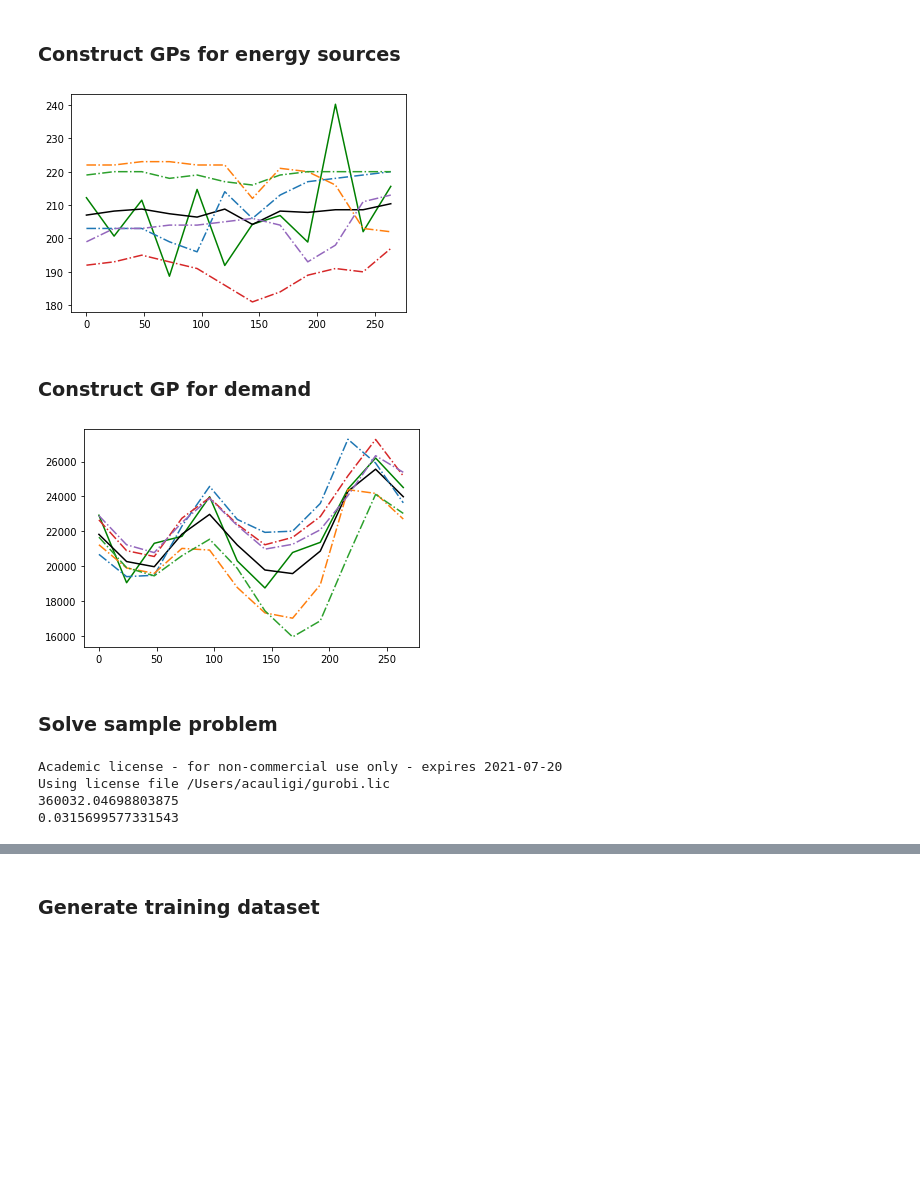
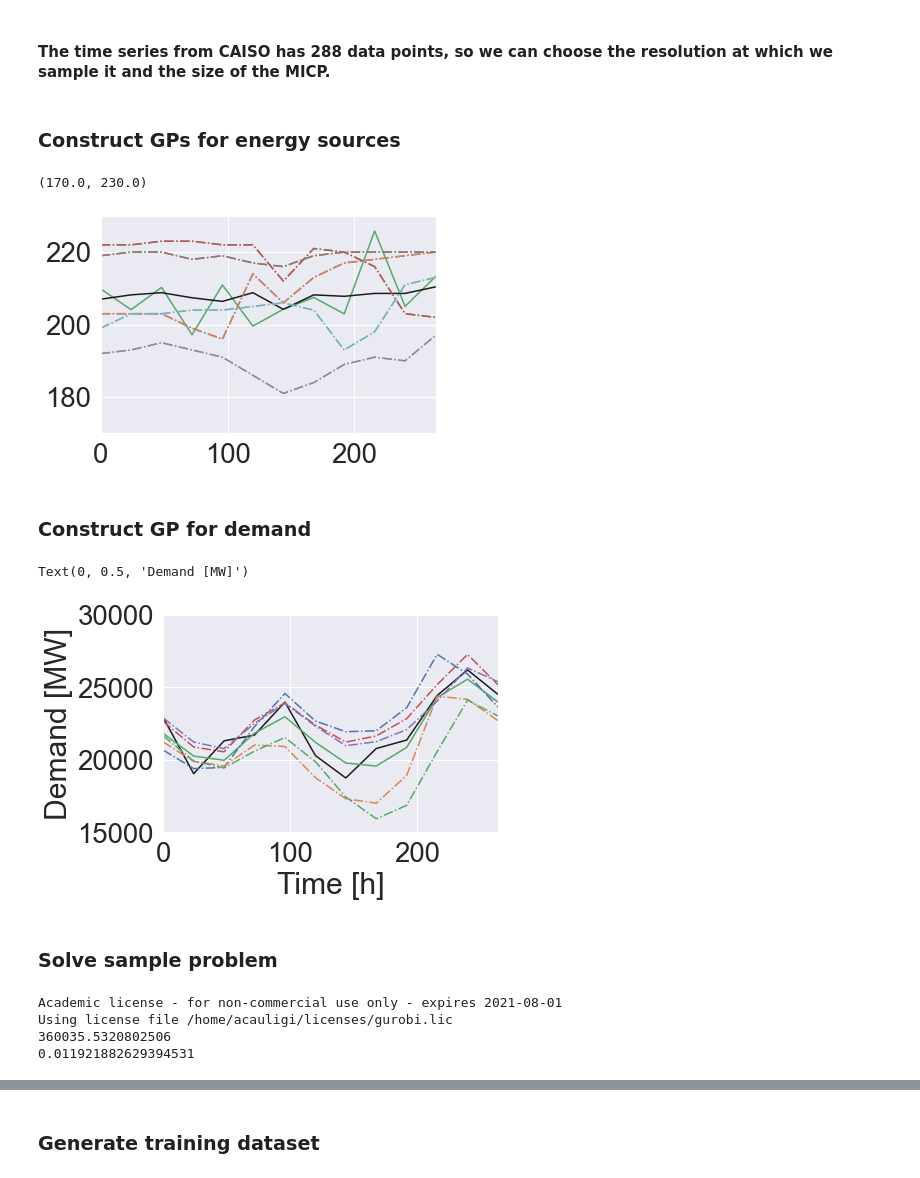
Before and after one commit to acauligi/energy291-project, a Jupyter notebook: data_generation.ipynb, the cells around one changed output, grey strips where cells are left out. Drawn from its saved outputs; the diff is of its cells as text; code cells hidden in the pictures; blank space fills up the shorter version.

```diff
--- a/data_generation.ipynb
+++ b/data_generation.ipynb
@@ -18,3 +23,28 @@ np.random.seed(12)
+# %%
+import math
+import seaborn as sns
+sns.set(font_scale=2., font="serif", style="whitegrid")
+import pandas as pd
+import matplotlib
+
+mpl_params = {
+#     'backend': 'ps',
+#               'text.latex.preamble': ['\\usepackage{gensymb}'],
+#               'axes.labelsize': 12, # fontsize for x and y labels (was 12 and before 10)
+#               'axes.titlesize': 12,
+#               'font.size': 12, # was 12 and before 10
+              'legend.fontsize': 16, # was 12 and before 10
+#               'xtick.labelsize': 12,
+#               'ytick.labelsize': 12,
+#               'text.usetex': True,
+#               'font.family': 'serif',
+#               'font.sans-serif':['Helvetica Neue']
+    }
+
+sns.set(font_scale=2.5)
+matplotlib.rcParams.update(mpl_params)
+# %% [markdown]
+#### The time series from CAISO has 288 data points, so we can choose the resolution at which we sample it and the size of the MICP.
 # %%
 dh_s = 120*60
 initial_storage_MW = 0.0
@@ -26,7 +56,7 @@ max_sources = 8
 
 N = 12
 Ts = []
-for ii in range(0,288, int(288/N)):
+for ii in range(0,288, int(np.floor(288/N))):
     Ts.append(ii)
 Ts = np.atleast_2d(Ts).T
 # %%
@@ -79,8 +109,8 @@ supply_gps = []
 εs = 1e3*np.ones(n_sources)
 
 εs = [1e3, 1e3, 1e3, 1e1, 1e1, 3e1, 1e3, 1e3, 1e3, 1e2, 1e2, 5]
+εs = [1e3, 1e3, 1e3, 1e-1, 5.0, 3e1, 1e3, 1e3, 1e3, 1e2, 1e2, 5]
 
-from src.gp import GaussianProcess
 for ii in range(n_sources):
     gp = GaussianProcess()
     gp.train(x_train, supply_train[ii,:])
@@ -89,13 +119,17 @@ for ii in range(n_sources):
 # %%
 kk = 4
 gp = supply_gps[kk]
 plt.plot(Ts, gp.sample(), linestyle='-', color='g')
 plt.plot(Ts, gp.mean, linestyle='-', color='k')
 for ii in range(n_files):
     idx_range = range(N*ii,N*(ii+1))
     plt.plot(Ts, supply_train[kk,idx_range], linestyle='-.')
+    ax = sns.lineplot(x=Ts.flatten(), y=supply_train[kk,idx_range].flatten(), linestyle='-.')
+plt.xlim([0, Ts[-1]]);
+plt.ylim([170, 230])
 # %% [output]
+(170.0, 230.0)
-[figure, old version]
+[figure, new version]
 # %% [markdown]
 ### Construct GP for demand
 # %%
@@ -103,13 +137,21 @@ demand_gp = GaussianProcess()
 demand_gp.train(x_train, demand_train)
 demand_gp.predict(Ts, ε=1e3)
 
-plt.plot(Ts, demand_gp.sample(), linestyle='-', color='g')
-plt.plot(Ts, demand_gp.mean, linestyle='-', color='k')
+plt.plot(Ts, demand_gp.sample(), linestyle='-', color='k')
+plt.plot(Ts, demand_gp.mean, linestyle='-', color='g')
 for ii in range(n_files):
     idx_range = range(N*ii,N*(ii+1))
-    plt.plot(Ts, demand_train[idx_range], linestyle='-.')
+    ax = plt.plot(Ts, demand_train[idx_range], linestyle='-.')
+
+plt.xlim([0, Ts[-1]])
+plt.ylim([15000, 30000])
+plt.xlabel("Time [h]")
+plt.ylabel("Demand [MW]")
+
+# matplotlib.pyplot.savefig('figs/demand_gp.png')
 # %% [output]
+Text(0, 0.5, 'Demand [MW]')
-[figure, old version]
+[figure, new version]
 # %% [markdown]
 ### Solve sample problem
 # %%
@@ -132,11 +174,11 @@ for kk in params:
 # %%
 prob = Problem(N, n_sources)
 # %%
-prob_success, cost, solve_time, optvals = prob.solve_bin_problem(params)
+prob_success, cost, solve_time, optvals = prob.solve_bin_problem(params, solver=cp.GUROBI)
 print(cost)
 print(solve_time)
 # %% [output]
-Academic license - for non-commercial use only - expires 2021-07-20
-Using license file /Users/acauligi/gurobi.lic
-360032.04698803875
-0.0315699577331543
+Academic license - for non-commercial use only - expires 2021-08-01
+Using license file /home/acauligi/licenses/gurobi.lic
+360035.5320802506
+0.011921882629394531
```
Also changed, not shown: parts of 21 cells of this notebook, 2 other files.
